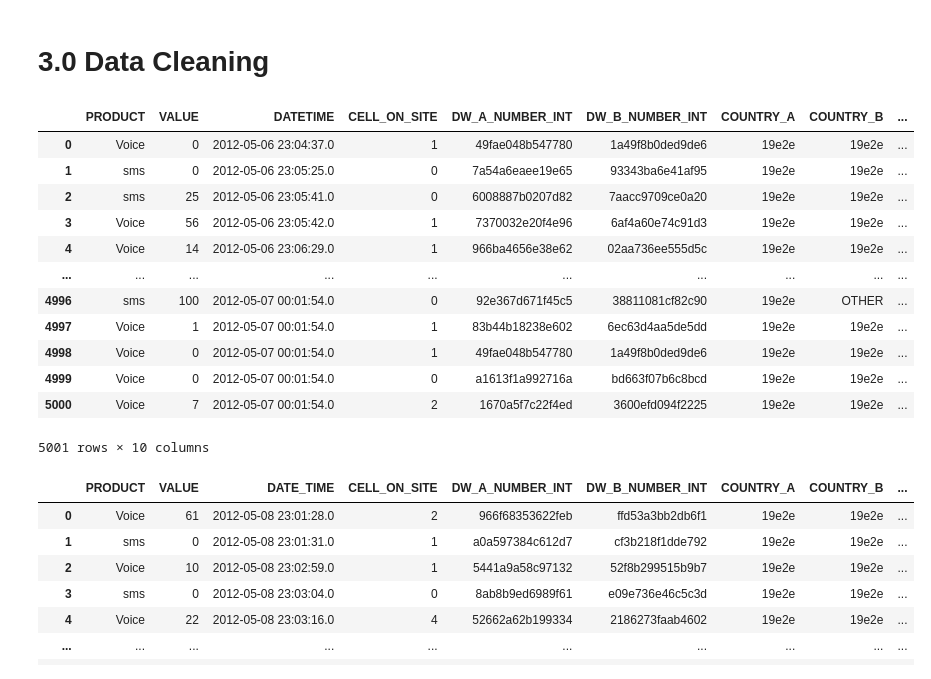
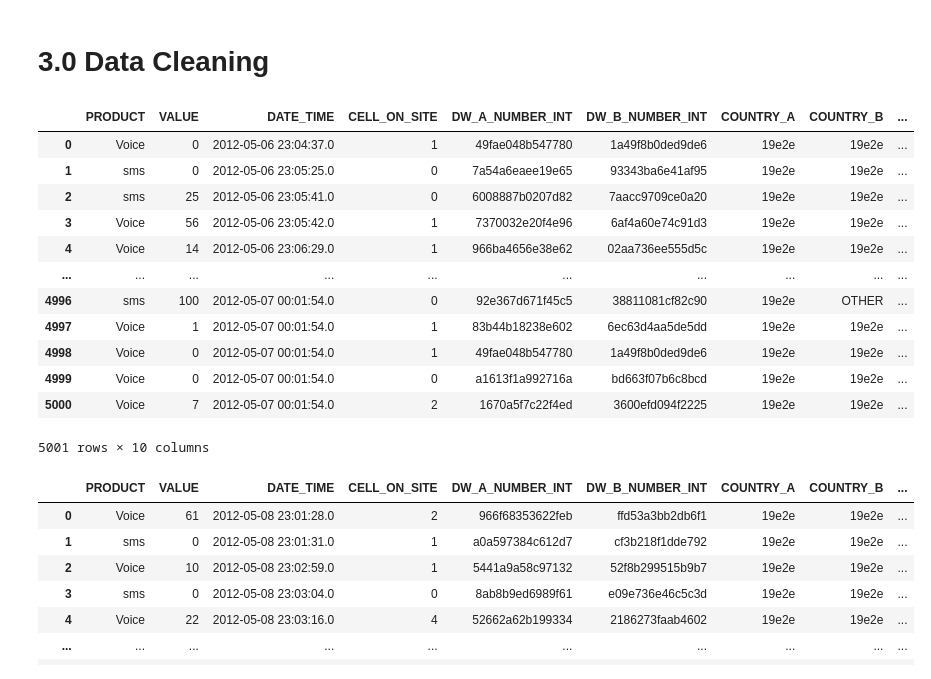
Before and after one commit to KevinaZeni/moringa_school_projects, a Jupyter notebook: Moringa_Data_Science_Prep_W3_Independent_Project_2021_06_Kevina_Zeni_Python_Notebook.ipynb, the cells around one changed output. Cells and saved outputs as stored; diff of their text form; code cells hidden in the pictures.

```diff
--- a/Moringa_Data_Science_Prep_W3_Independent_Project_2021_06_Kevina_Zeni_Python_Notebook.ipynb
+++ b/Moringa_Data_Science_Prep_W3_Independent_Project_2021_06_Kevina_Zeni_Python_Notebook.ipynb
@@ -111,10 +111,10 @@ cells_geo
 # %%
 # Cleaning the mispelled columns and renaming the dataframe Dt_1
 
-Dt_1= pd.DataFrame.rename(Telcomdata_1, columns={'PRODUTC':'PRODUCT'})
+Dt_1= pd.DataFrame.rename(Telcomdata_1, columns={'PRODUTC':'PRODUCT','DATETIME' :'DATE_TIME'})
 Dt_1
 # %% [output]
-|  | PRODUCT | VALUE | DATETIME | CELL_ON_SITE | DW_A_NUMBER_INT | DW_B_NUMBER_INT | COUNTRY_A | COUNTRY_B | ... |
+|  | PRODUCT | VALUE | DATE_TIME | CELL_ON_SITE | DW_A_NUMBER_INT | DW_B_NUMBER_INT | COUNTRY_A | COUNTRY_B | ... |
 | 0 | Voice | 0 | 2012-05-06 23:04:37.0 | 1 | 49fae048b547780 | 1a49f8b0ded9de6 | 19e2e | 19e2e | ... |
 | 1 | sms | 0 | 2012-05-06 23:05:25.0 | 0 | 7a54a6eaee19e65 | 93343ba6e41af95 | 19e2e | 19e2e | ... |
 | 2 | sms | 25 | 2012-05-06 23:05:41.0 | 0 | 6008887b0207d82 | 7aacc9709ce0a20 | 19e2e | 19e2e | ... |
```
Also changed, not shown: parts of 5 cells of this notebook.
